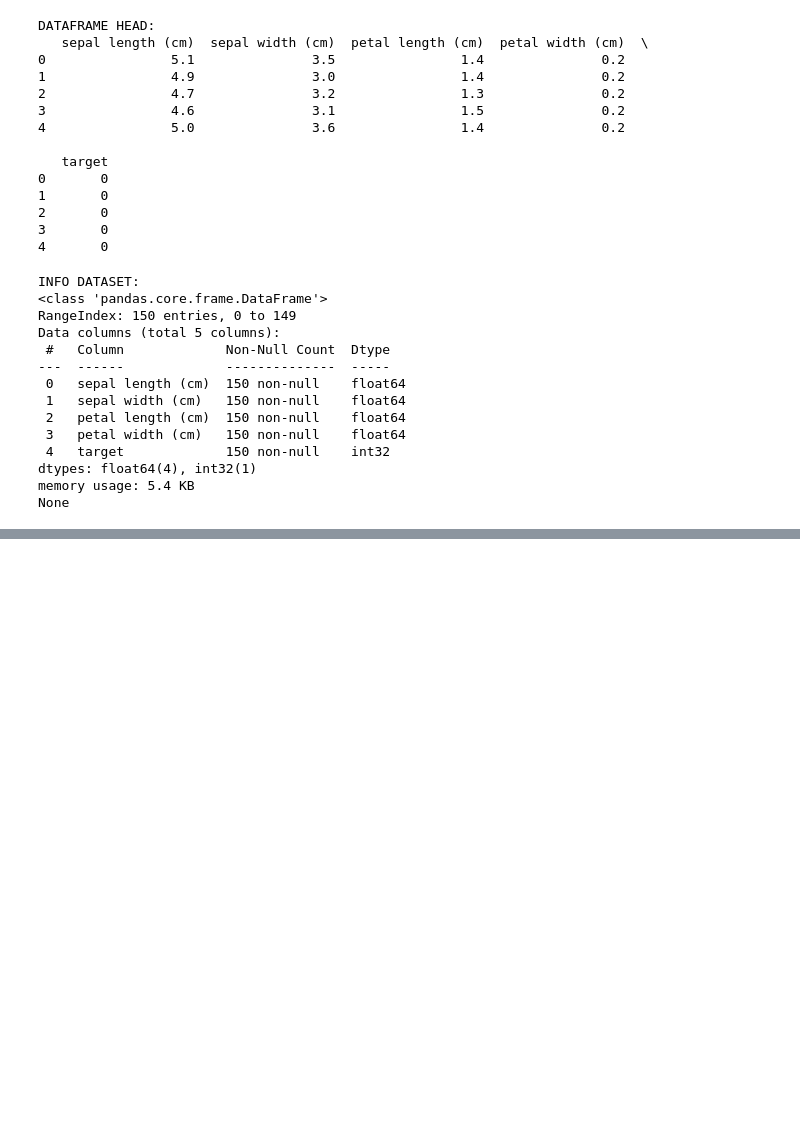
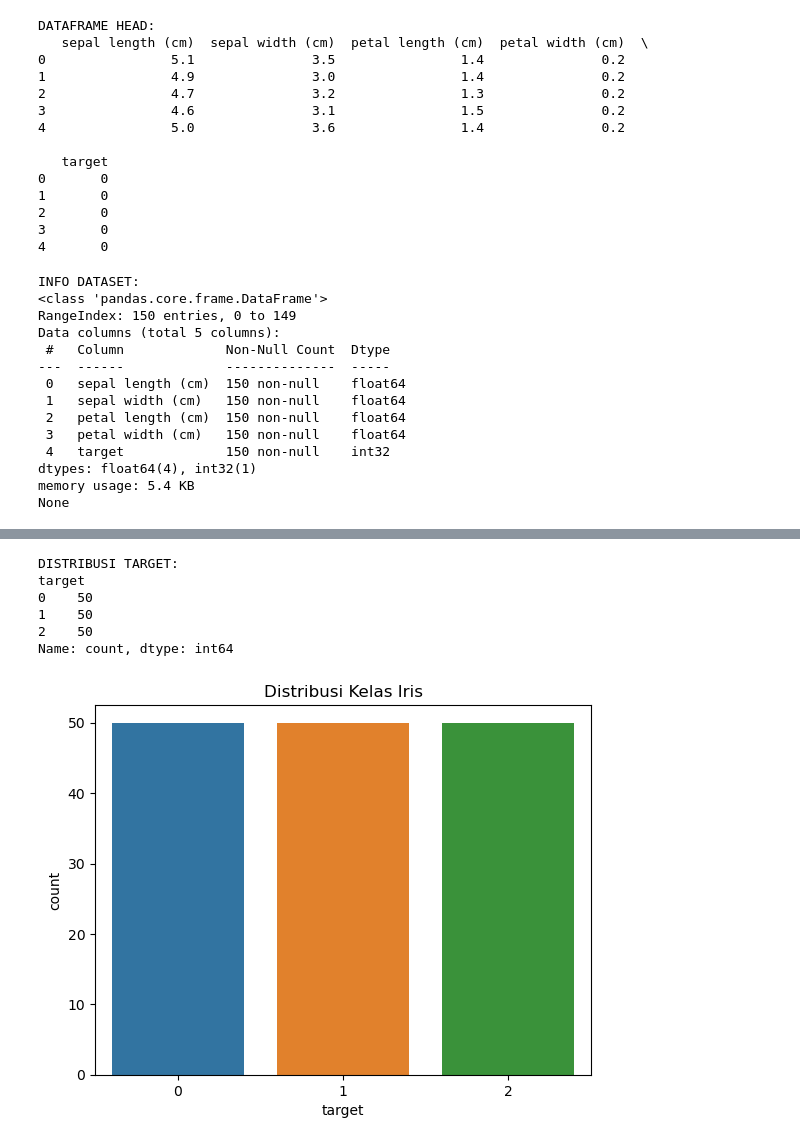
Before and after one commit to vincchris/Learning-ML, a Jupyter notebook: ml_step1_dataset_exploration.ipynb, the cells around one changed output, grey strips where cells are left out. Saved outputs shown, nothing was run; the diff lists cells and outputs as text; code cells hidden in the pictures; blank space fills up the shorter version.

```diff
--- a/ml_step1_dataset_exploration.ipynb
+++ b/ml_step1_dataset_exploration.ipynb
@@ -91,0 +116,20 @@ None
+# %%
+print("\nDISTRIBUSI TARGET:")
+print(df['target'].value_counts())
+# %% [output]
+DISTRIBUSI TARGET:
+target
+0    50
+1    50
+2    50
+Name: count, dtype: int64
+# %%
+plt.figure()
+
+sns.countplot(x="target", data=df)
+
+plt.title("Distribusi Kelas Iris")
+
+plt.show()
+# %% [output]
+[figure, added]
```
Also changed, not shown: parts of 2 cells of this notebook.
